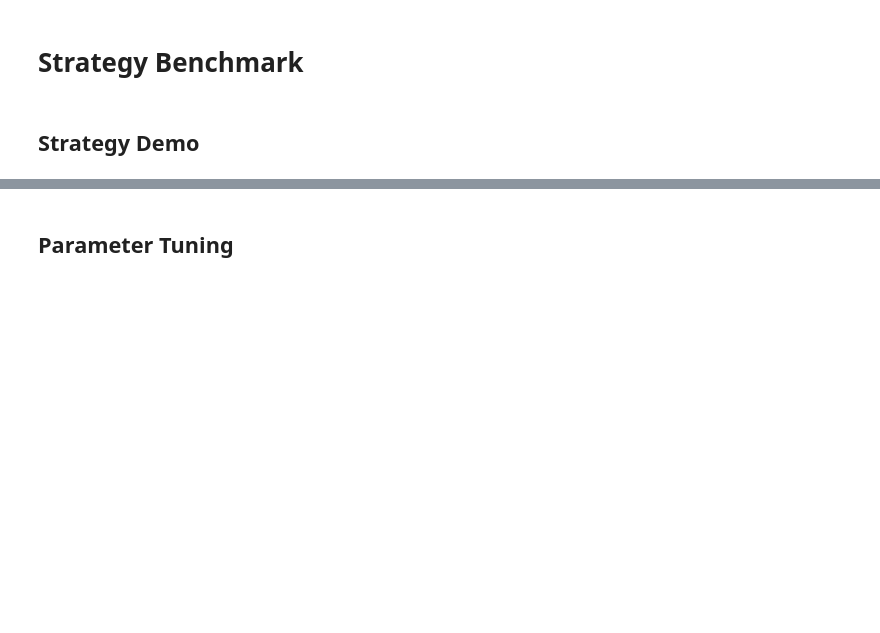
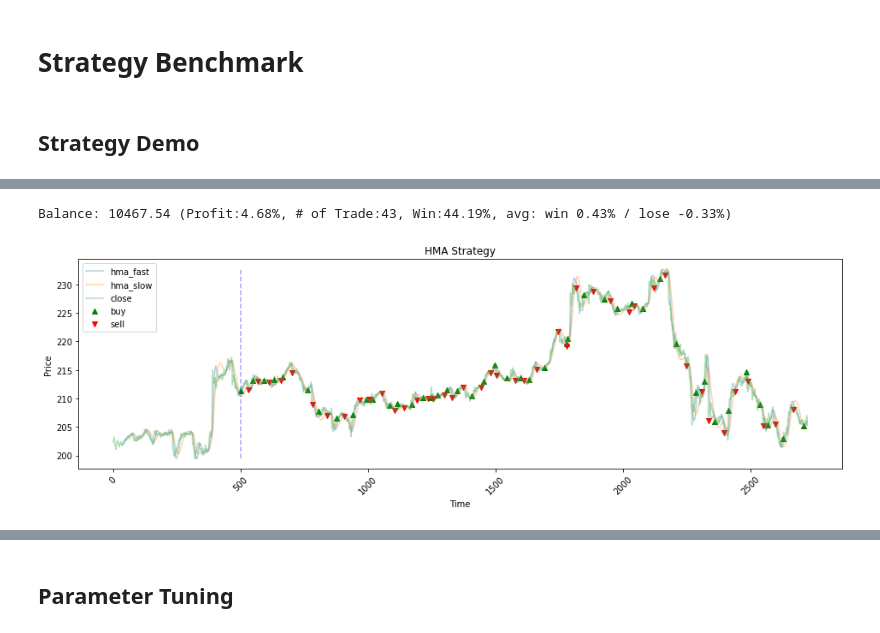
Before and after one commit to anels/autbot, a Jupyter notebook: strategy_benchmark.ipynb, the cells around one changed output, grey strips where cells are left out. Cells and saved outputs as stored; diff of their text form; code cells hidden in the pictures; blank space fills up the shorter version.

```diff
--- a/strategy_benchmark.ipynb
+++ b/strategy_benchmark.ipynb
@@ -25,7 +32,11 @@ plot_wma(df_wma, signals=buy_sell(df_wma, wma.sell_or_buy))
 # %%
-#import strategy.strategy_hma as hma
+from strategy.strategy_hma import *
+hma = Strategy_HMA()
 
-#df_hma = hma.prep_data(df, 55, 34)
-#a = test(init_balance, df_hma, hma.sell_or_buy)
-#plot_hma(df_hma, signals=buy_sell(df_hma, hma.sell_or_buy))
+df_hma = hma.prep_data(df, 34, 66)
+test(init_balance, df_hma, hma.sell_or_buy)
+plot_hma(df_hma, signals=buy_sell(df_hma, hma.sell_or_buy))
+# %% [output]
+Balance: 10467.54 (Profit:4.68%, # of Trade:43, Win:44.19%, avg: win 0.43% / lose -0.33%)
+[figure, added]
 # %%
```
Also changed, not shown: parts of 12 cells of this notebook.
